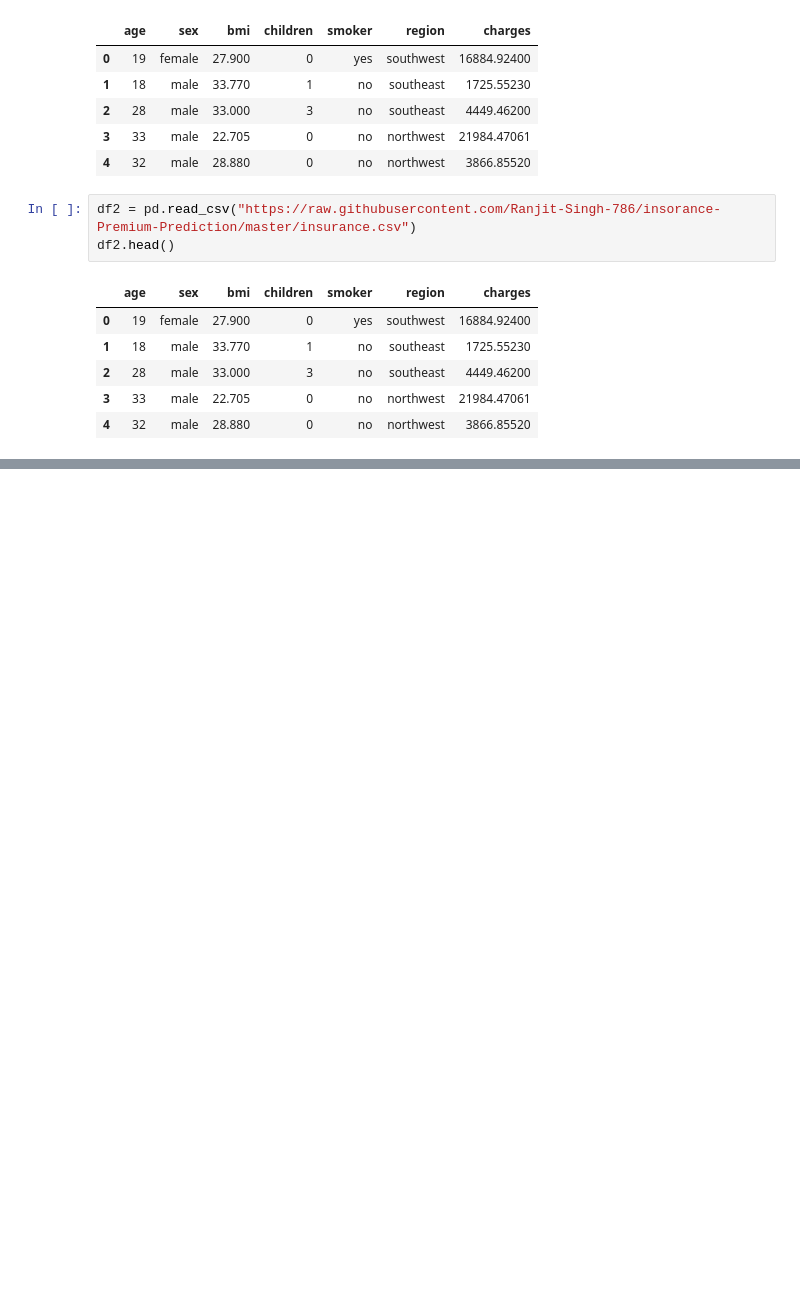
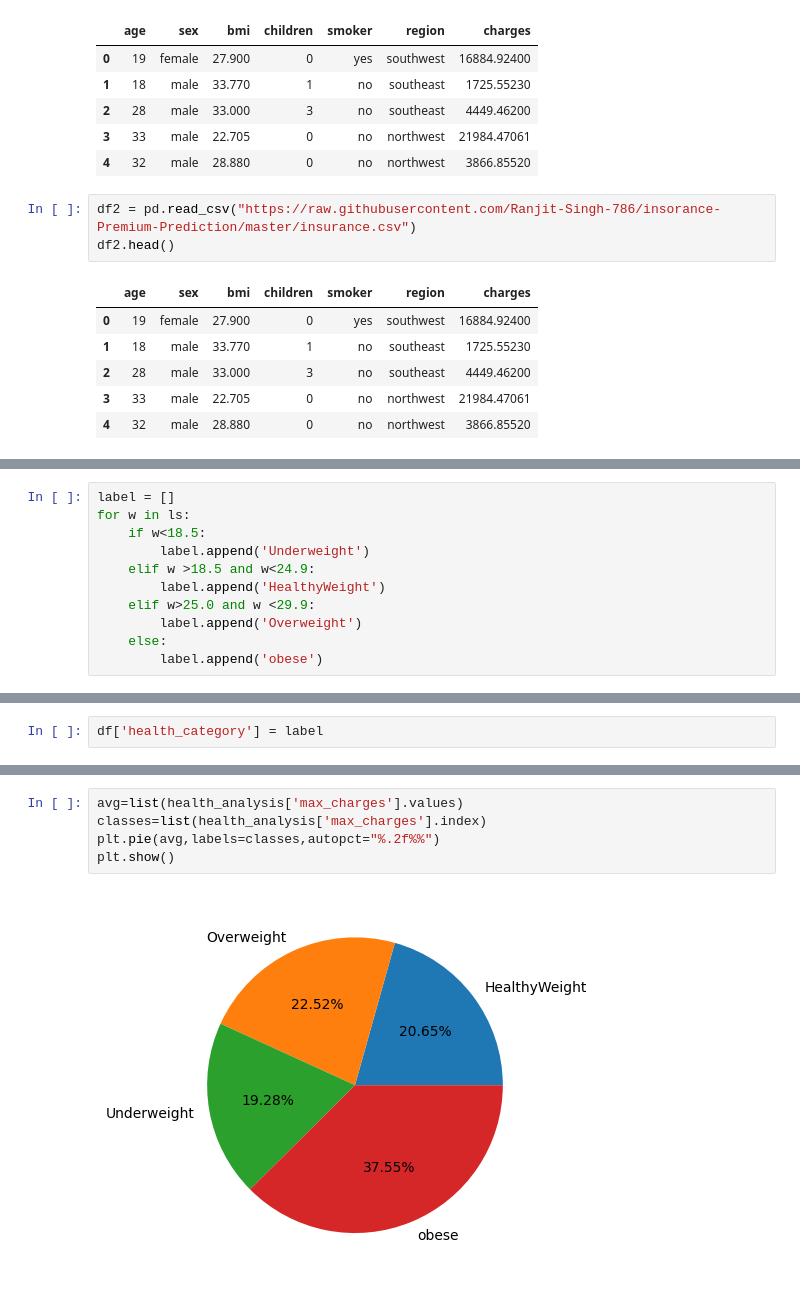
Before and after one commit to upflairs-pvt-ltd/1st_june_data_science, a Jupyter notebook: insurance/insurance_project.ipynb, the cells around one changed output, grey strips where cells are left out. Drawn from its saved outputs; the diff is of its cells as text; blank space fills up the shorter version.

```diff
--- a/insurance/insurance_project.ipynb
+++ b/insurance/insurance_project.ipynb
@@ -22,0 +150,11 @@ df2.head()
+# %%
+label = []
+for w in ls:
+    if w<18.5:
+        label.append('Underweight')
+    elif w >18.5 and w<24.9:
+        label.append('HealthyWeight')
+    elif w>25.0 and w <29.9:
+        label.append('Overweight')
+    else:
+        label.append('obese')
@@ -22,0 +169,2 @@ df2.head()
+# %%
+df['health_category'] = label
@@ -22,0 +226,7 @@ df2.head()
+# %%
+avg=list(health_analysis['max_charges'].values)
+classes=list(health_analysis['max_charges'].index)
+plt.pie(avg,labels=classes,autopct="%.2f%%")
+plt.show()
+# %% [output]
+[figure, added]
```
Also changed, not shown: parts of 31 cells of this notebook.
